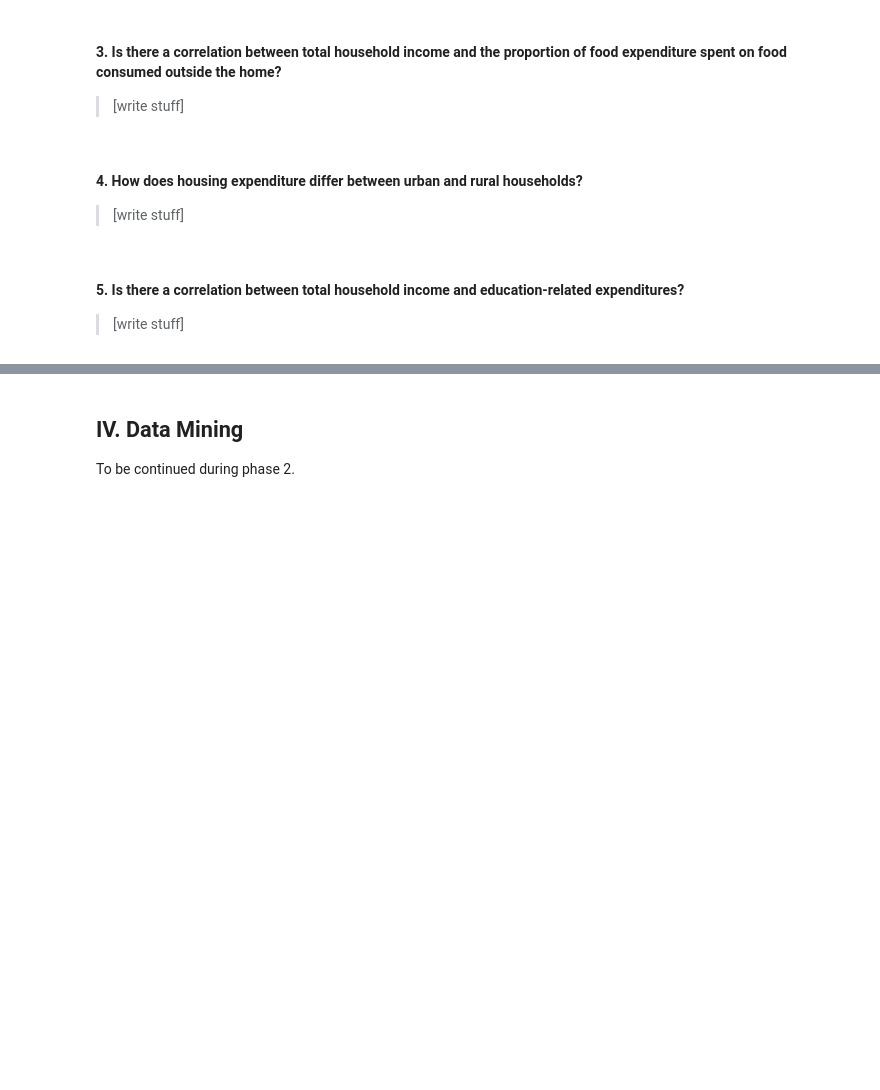
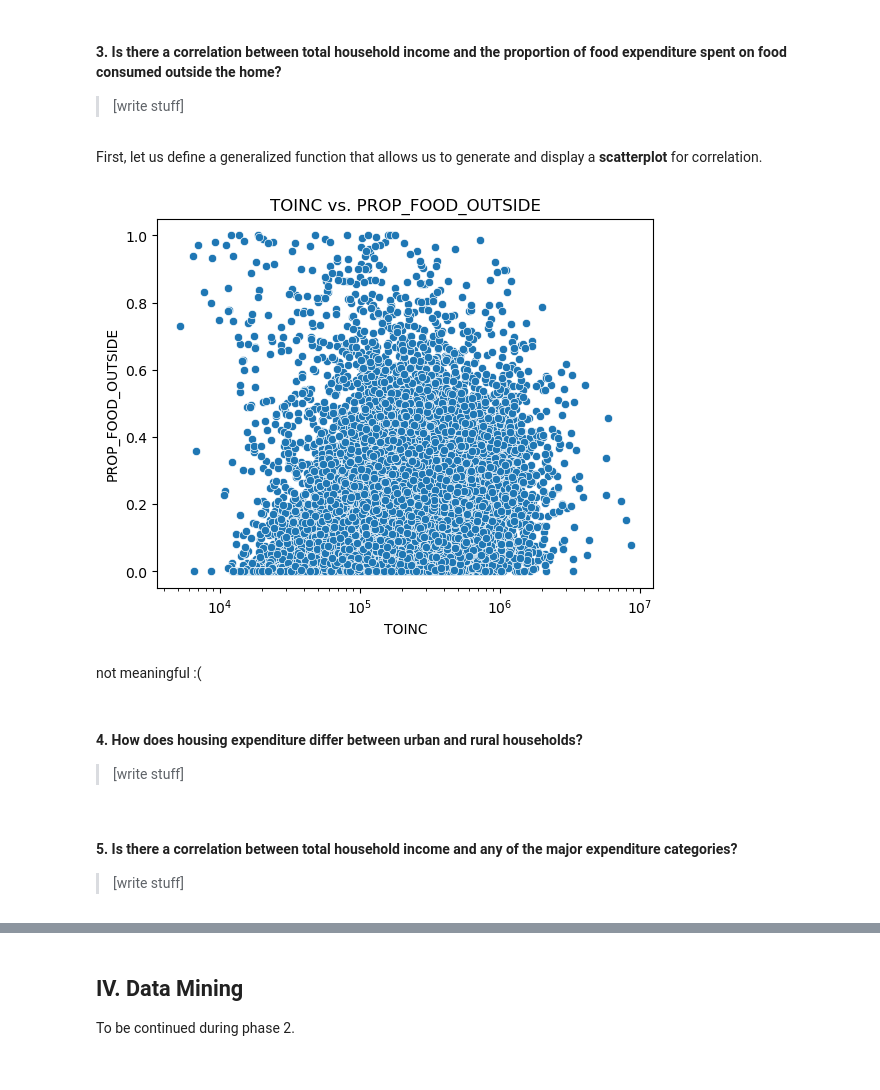
Before and after one commit to qu1r0ra/psa-dataset-analysis, a Jupyter notebook: fie-analysis.ipynb, the cells around one changed output, grey strips where cells are left out. Saved outputs shown, nothing was run; the diff lists cells and outputs as text; code cells hidden in the pictures; blank space fills up the shorter version.

```diff
--- a/fie-analysis.ipynb
+++ b/fie-analysis.ipynb
@@ -313,6 +312,7 @@ We want to create the ff. new features which we will use for EDA:
 >**Note:**
 >Technically, we can choose not to create new features and instead compute for said values on the fly as we need them (as pandas makes it easy to perform vectorized operations, anyways). However, creating new features based on values we may need in the future makes it easier for us long-term and saves time from having to recompute them, especially when they are needed in multiple instances.
 # %%
+df['PROP_FOOD_OUTSIDE'] = df['T_FOOD_OUTSIDE'] / df['T_FOOD']
 df['T_VICES'] = df['T_ALCOHOL'] + df['T_TOBACCO']
 df['T_HOME'] = df['T_FURNISHING'] + df['T_HOUSING_WATER']
 # %%
@@ -418,11 +418,32 @@ Looking great! We can now proceed with EDA.
 #### 3. Is there a correlation between total household income and the proportion of food expenditure spent on food consumed outside the home?
 
 >[write stuff]
+# %% [markdown]
+First, let us define a generalized function that allows us to generate and display a **scatterplot** for correlation.
+# %%
+def generate_scatter(data, x, y, log_x=False, log_y=False, title=None):
+    sns.scatterplot(data=data, x=x, y=y)
+
+    if log_x:
+        plt.xscale('log')
+    if log_y:
+        plt.yscale('log')
+
+    plt.title(title or f"{x} vs. {y}")
+    plt.xlabel(x)
+    plt.ylabel(y)
+    plt.show()
+# %%
+generate_scatter(df, 'TOINC', 'PROP_FOOD_OUTSIDE', log_x=True)
+# %% [output]
+[figure, added]
+# %% [markdown]
+not meaningful :\(
 # %% [markdown]
 #### 4. How does housing expenditure differ between urban and rural households?
 
 >[write stuff]
 # %% [markdown]
-#### 5. Is there a correlation between total household income and education-related expenditures?
+#### 5. Is there a correlation between total household income and any of the major expenditure categories?
 
 >[write stuff]
```
Also changed, not shown: parts of 6 cells of this notebook.
